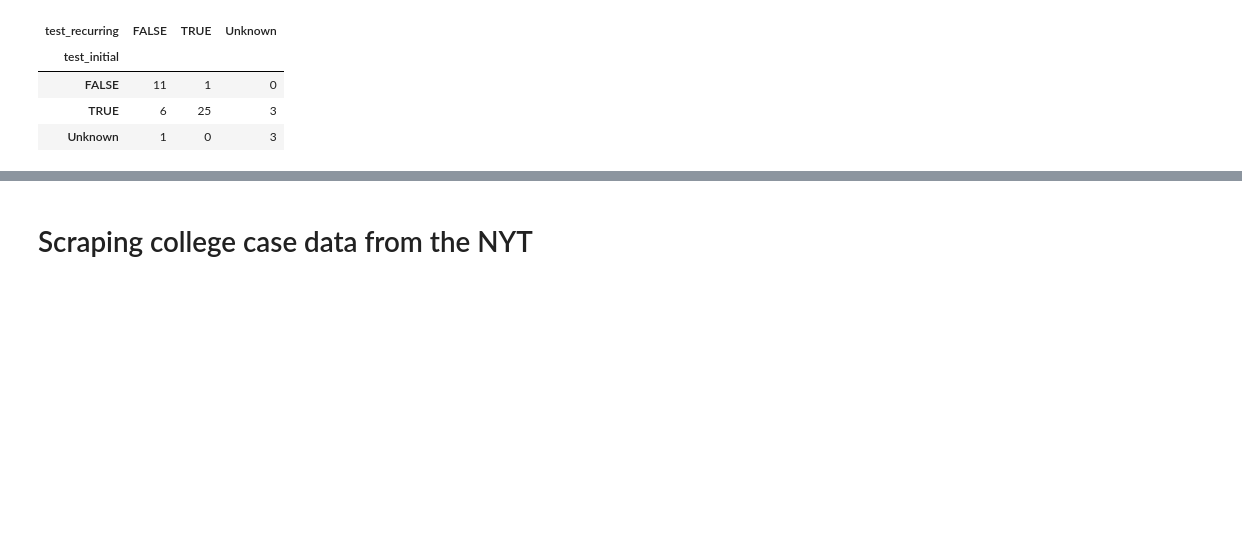
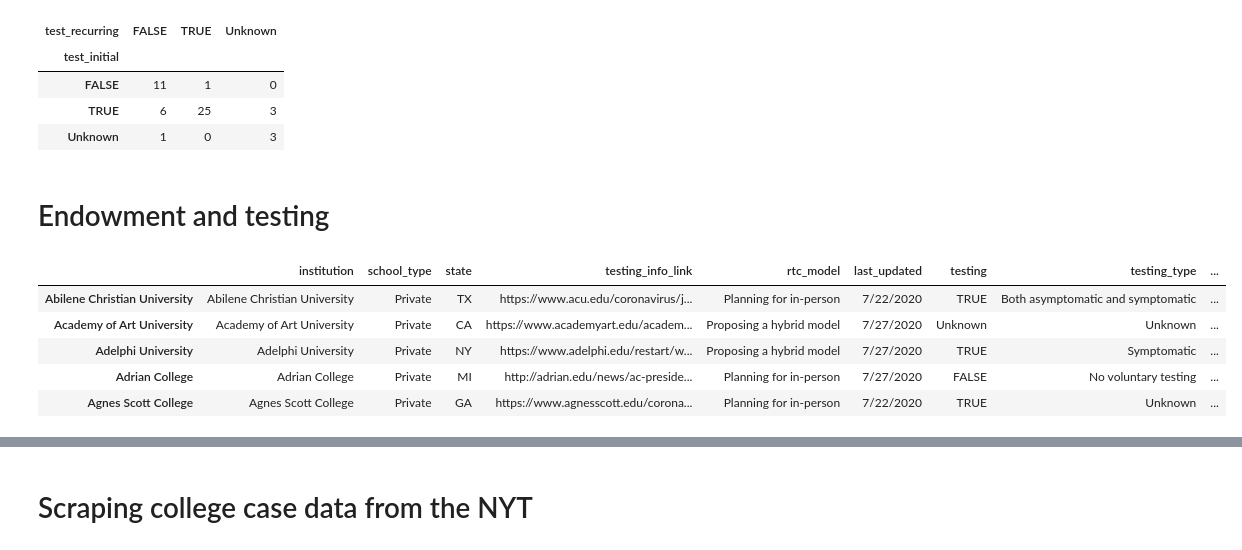
Before and after one commit to pachterlab/BTRBP_2020, a Jupyter notebook: notebooks/basic_stats.ipynb, the cells around one changed output, grey strips where cells are left out. Drawn from its saved outputs; the diff is of its cells as text; code cells hidden in the pictures; blank space fills up the shorter version.

```diff
--- a/notebooks/basic_stats.ipynb
+++ b/notebooks/basic_stats.ipynb
@@ -496,3 +496,14 @@ v
 | FALSE | 11 | 1 | 0 |
 | TRUE | 6 | 25 | 3 |
 | Unknown | 1 | 0 | 3 |
+# %% [markdown]
+# Endowment and testing
+# %%
+df.head()
+# %% [output]
+|  | institution | school_type | state | testing_info_link | rtc_model | last_updated | testing | testing_type | ... |
+| Abilene Christian University | Abilene Christian University | Private | TX | https://www.acu.edu/coronavirus/j... | Planning for in-person | 7/22/2020 | TRUE | Both asymptomatic and symptomatic | ... |
+| Academy of Art University | Academy of Art University | Private | CA | https://www.academyart.edu/academ... | Proposing a hybrid model | 7/27/2020 | Unknown | Unknown | ... |
+| Adelphi University | Adelphi University | Private | NY | https://www.adelphi.edu/restart/w... | Proposing a hybrid model | 7/27/2020 | TRUE | Symptomatic | ... |
+| Adrian College | Adrian College | Private | MI | http://adrian.edu/news/ac-preside... | Planning for in-person | 7/27/2020 | FALSE | No voluntary testing | ... |
+| Agnes Scott College | Agnes Scott College | Private | GA | https://www.agnesscott.edu/corona... | Planning for in-person | 7/22/2020 | TRUE | Unknown | ... |
```
Also changed, not shown: parts of 24 cells of this notebook.
